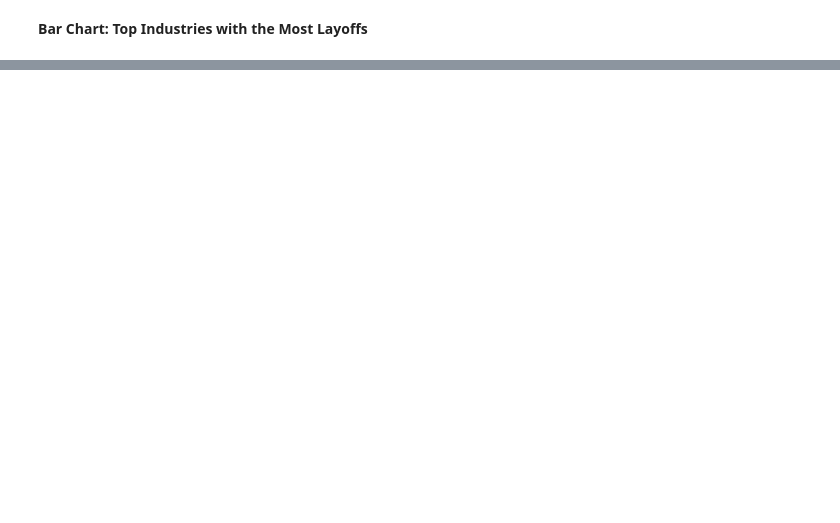
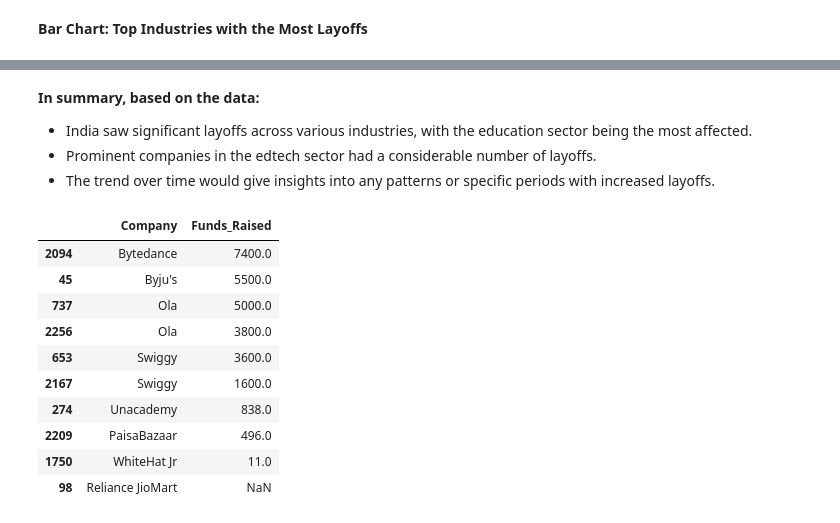
Before and after one commit to raj-rajat/Layoffs-Dataset-2023, a Jupyter notebook: layoffs-dataset-2023.ipynb, the cells around one changed output, grey strips where cells are left out. Saved outputs shown, nothing was run; the diff lists cells and outputs as text; code cells hidden in the pictures; blank space fills up the shorter version.

```diff
--- a/layoffs-dataset-2023.ipynb
+++ b/layoffs-dataset-2023.ipynb
@@ -390,0 +515,24 @@ fig24.show()
+# %% [markdown]
+**In summary, based on the data:**
+
+* India saw significant layoffs across various industries, with the education sector being the most affected.
+* Prominent companies in the edtech sector had a considerable number of layoffs.
+* The trend over time would give insights into any patterns or specific periods with increased layoffs.
+# %%
+# Funds raised by the top companies with the highest layoffs
+top_companies_funds = india_df[india_df['Company'].isin(top_companies_layoffs['Company'])][['Company', 'Funds_Raised']]
+top_companies_funds = top_companies_funds.drop_duplicates().sort_values(by='Funds_Raised', ascending=False)
+
+top_companies_funds
+# %% [output]
+|  | Company | Funds_Raised |
+| 2094 | Bytedance | 7400.0 |
+| 45 | Byju's | 5500.0 |
+| 737 | Ola | 5000.0 |
+| 2256 | Ola | 3800.0 |
+| 653 | Swiggy | 3600.0 |
+| 2167 | Swiggy | 1600.0 |
+| 274 | Unacademy | 838.0 |
+| 2209 | PaisaBazaar | 496.0 |
+| 1750 | WhiteHat Jr | 11.0 |
+| 98 | Reliance JioMart | NaN |
```
Also changed, not shown: parts of 13 cells of this notebook.
